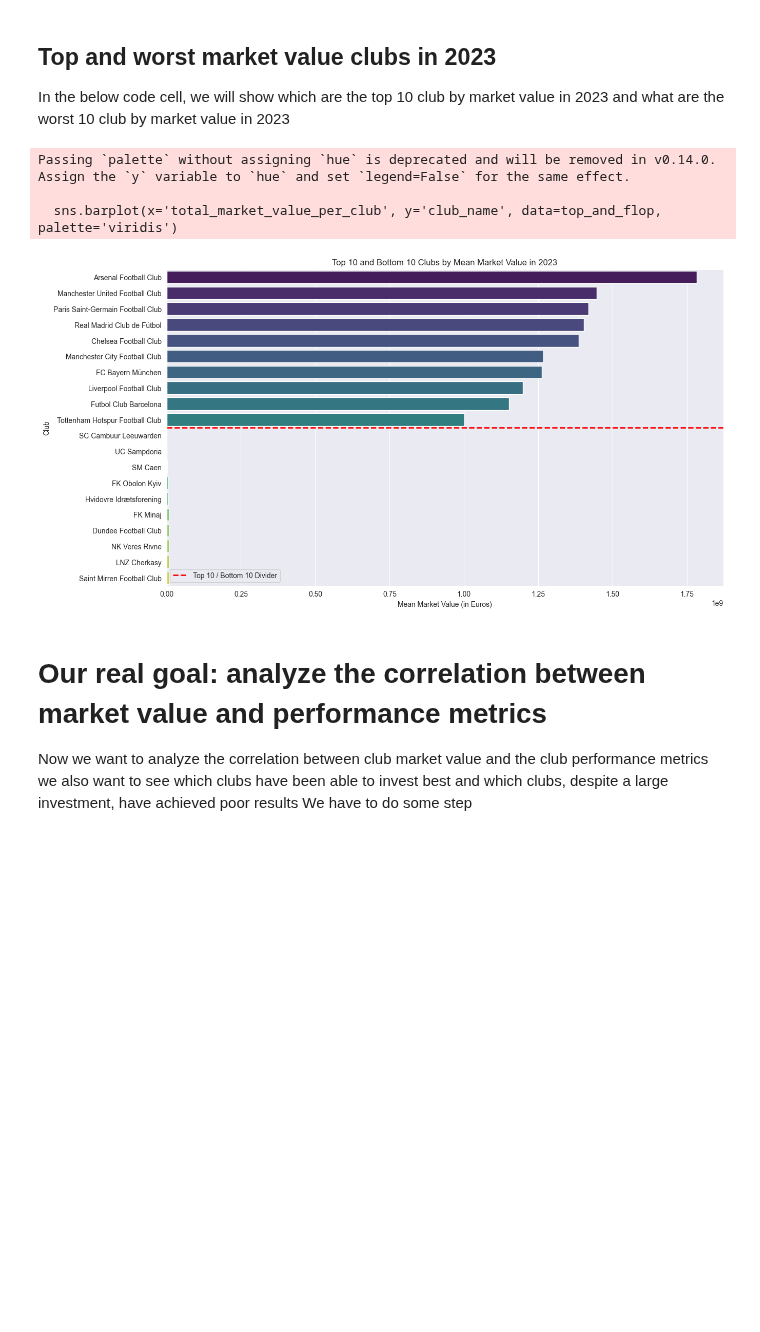
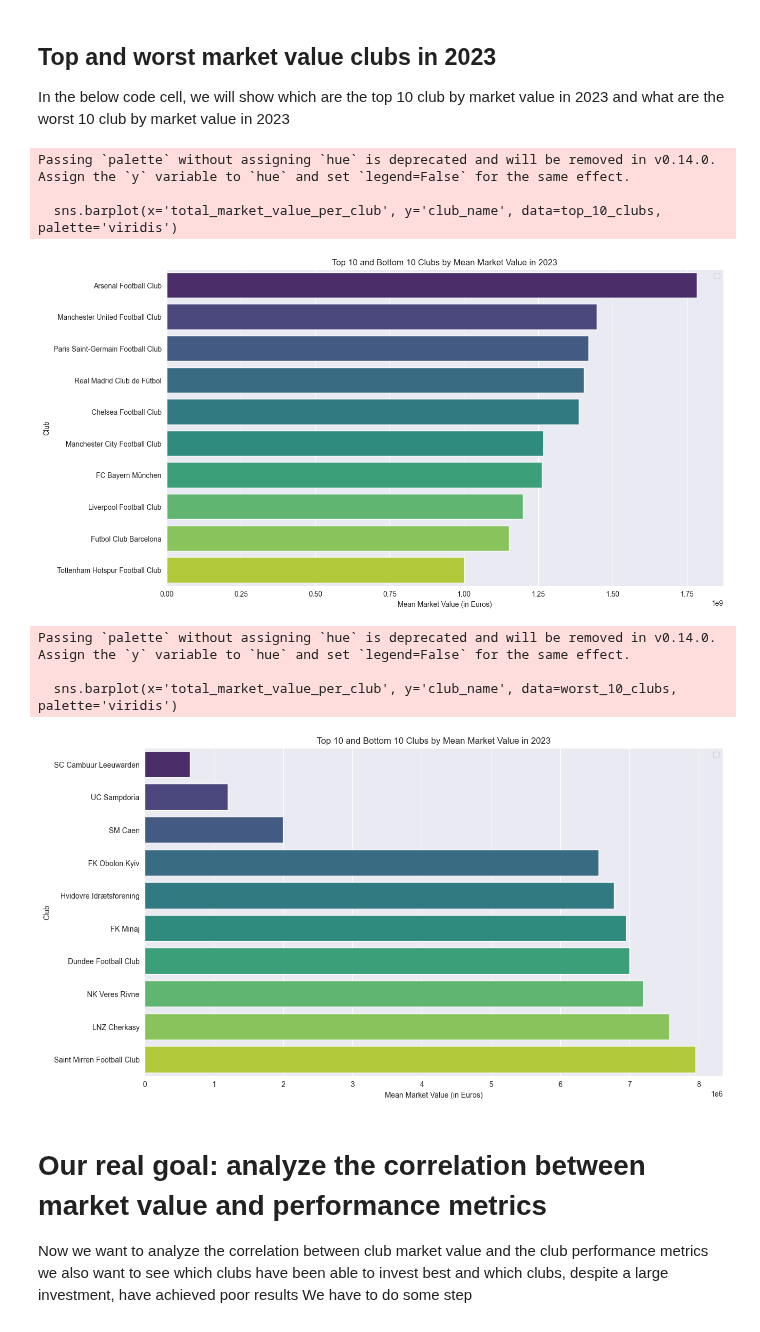
Before and after one commit to BonincontroL/IumTweb_project, a Jupyter notebook: solution/DataAnalysis/JupyterNotebooks/player_valuations.ipynb, the cells around one changed output. Drawn from its saved outputs; the diff is of its cells as text; code cells hidden in the pictures; blank space fills up the shorter version.

```diff
--- a/solution/DataAnalysis/JupyterNotebooks/player_valuations.ipynb
+++ b/solution/DataAnalysis/JupyterNotebooks/player_valuations.ipynb
@@ -25,7 +26,7 @@ player valuation, clubs, players are joined togheter using a SQL query.
 #load data from postgresql database
 database_url="postgresql://postgres:123456@localhost:5432/db_test_project"
 engine = create_engine(database_url)
-player_valutations_df=pd.read_sql_query("SELECT p.name, pv.player_id,pv.last_season,pv.datetime,pv.market_value_in_eur,pv.current_club_id,pv.player_club_domestic_competition_id, c.name as club_name, c.squad_size, c.net_transfer_record FROM player_valuations pv JOIN clubs c on (pv.current_club_id = c.club_id) join players p on (p.player_id = pv.player_id) where p.last_season = 2023 and pv.date BETWEEN '20221211' and '20231213'",con=engine)
+player_valutations_df=pd.read_sql_query("SELECT p.name, pv.player_id,pv.last_season,pv.datetime,pv.market_value_in_eur,pv.current_club_id,pv.player_club_domestic_competition_id, comp.country_name, c.name as club_name, c.squad_size, c.net_transfer_record FROM player_valuations pv JOIN clubs c on (pv.current_club_id = c.club_id) join players p on (p.player_id = pv.player_id) join competitions comp on (comp.competition_id = pv.player_club_domestic_competition_id) where p.last_season = 2023 and pv.date BETWEEN '20221211' and '20231213'",con=engine)
 clubs_df=pd.read_sql_query("SELECT * from clubs",con=engine)
 
 player_valutations_df
@@ -211,22 +214,32 @@ what are the worst 10 club by market value in 2023
 # %%
 # Top 10 clubs by mean market value
 top_10_clubs = mean_market_value_per_club.nlargest(10, 'total_market_value_per_club')
 worst_10_clubs = mean_market_value_per_club.nsmallest(10, 'total_market_value_per_club')
-top_and_flop = pd.concat([top_10_clubs, worst_10_clubs])
-# Create a bar plot for top 10 and bottom 10 clubs
+# Create a bar plot for top 10 clubs
 plt.figure(figsize=(14, 8))
-sns.barplot(x='total_market_value_per_club', y='club_name', data=top_and_flop, palette='viridis')
+sns.barplot(x='total_market_value_per_club', y='club_name', data=top_10_clubs, palette='viridis')
 plt.title('Top 10 and Bottom 10 Clubs by Mean Market Value in 2023')
 plt.xlabel('Mean Market Value (in Euros)')
 plt.ylabel('Club')
-plt.axhline(y=9.5, color='r', linestyle='--', linewidth=2, label='Top 10 / Bottom 10 Divider')
 plt.legend()
 plt.show()
+#Create a bar plot for the worst 10 clubs
+plt.figure(figsize=(14, 8))
+sns.barplot(x='total_market_value_per_club', y='club_name', data=worst_10_clubs, palette='viridis')
+plt.title('Top 10 and Bottom 10 Clubs by Mean Market Value in 2023')
+plt.xlabel('Mean Market Value (in Euros)')
+plt.ylabel('Club')
+plt.legend()
+plt.show()
 # %% [output]
 Passing `palette` without assigning `hue` is deprecated and will be removed in v0.14.0. Assign the `y` variable to `hue` and set `legend=False` for the same effect.
 
-  sns.barplot(x='total_market_value_per_club', y='club_name', data=top_and_flop, palette='viridis')
+  sns.barplot(x='total_market_value_per_club', y='club_name', data=top_10_clubs, palette='viridis')
-[figure, old version]
+[figure, new version]
+Passing `palette` without assigning `hue` is deprecated and will be removed in v0.14.0. Assign the `y` variable to `hue` and set `legend=False` for the same effect.
+
+  sns.barplot(x='total_market_value_per_club', y='club_name', data=worst_10_clubs, palette='viridis')
+[figure, added]
 # %% [markdown]
 # Our real goal: analyze the correlation between market value and performance metrics
 Now we want to analyze the correlation between club market value and the club performance metrics
```
Also changed, not shown: parts of 29 cells of this notebook.
